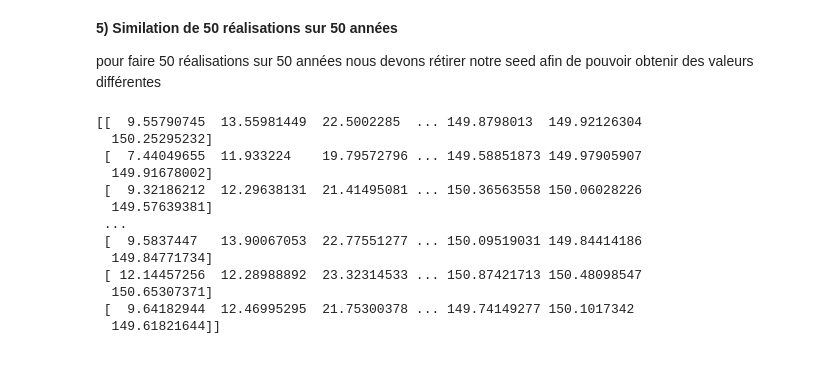
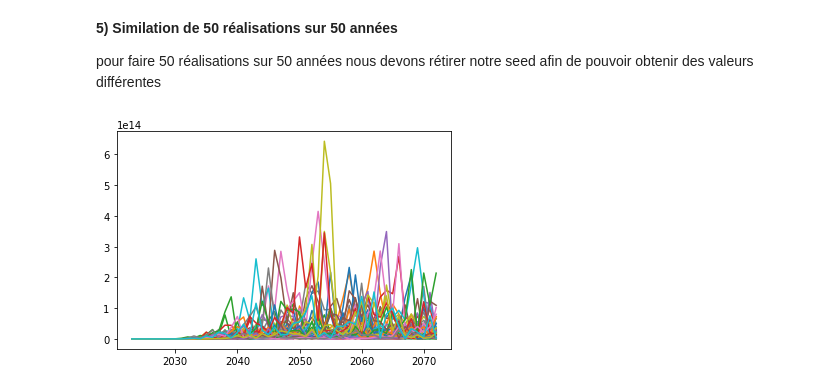
Before and after one commit to jwphantom/tree-growth-simulator, a Jupyter notebook: TP_Proba.ipynb, the cells around one changed output. Drawn from its saved outputs; the diff is of its cells as text; code cells hidden in the pictures.

```diff
--- a/TP_Proba.ipynb
+++ b/TP_Proba.ipynb
@@ -220,8 +220,8 @@ def nModel():
   X.append(X0)
   X.append(X1)
 
-  ep_k = np.random.lognormal(size=50, mean=0, sigma=.002)
-  #ep_k = randomForest(50)
+  #ep_k = np.random.lognormal(size=50, mean=0, sigma=.002)
+  ep_k = randomForest(50)
   for i in range(2,50):
     m = D**(1-np.exp(-r))*((X[i-1]+X[i-2])/2)**(np.exp(-r)) * ep_k[i-1]
     X.append(m)
@@ -237,19 +237,19 @@ def realisation(n):
       matrice[i,] = nModel()
 
   return matrice
-# %%
-print (realisation(50))
-# %% [output]
-[[  9.55790745  13.55981449  22.5002285  ... 149.8798013  149.92126304
-  150.25295232]
- [  7.44049655  11.933224    19.79572796 ... 149.58851873 149.97905907
-  149.91678002]
- [  9.32186212  12.29638131  21.41495081 ... 150.36563558 150.06028226
-  149.57639381]
- ...
- [  9.5837447   13.90067053  22.77551277 ... 150.09519031 149.84414186
-  149.84771734]
- [ 12.14457256  12.28988892  23.32314533 ... 150.87421713 150.48098547
-  150.65307371]
- [  9.64182944  12.46995295  21.75300378 ... 149.74149277 150.1017342
-  149.61821644]]
+# %%
+annee = 2023
+
+def plotModel():
+  y = realisation(50)
+
+  x = nbannée(2023)
+
+  for a in range(50):
+      plt.plot(x, y[a,])
+
+  plt.show()
+
+plotModel()
+# %% [output]
+[figure, added]
```
Also changed, not shown: parts of 3 cells of this notebook.
